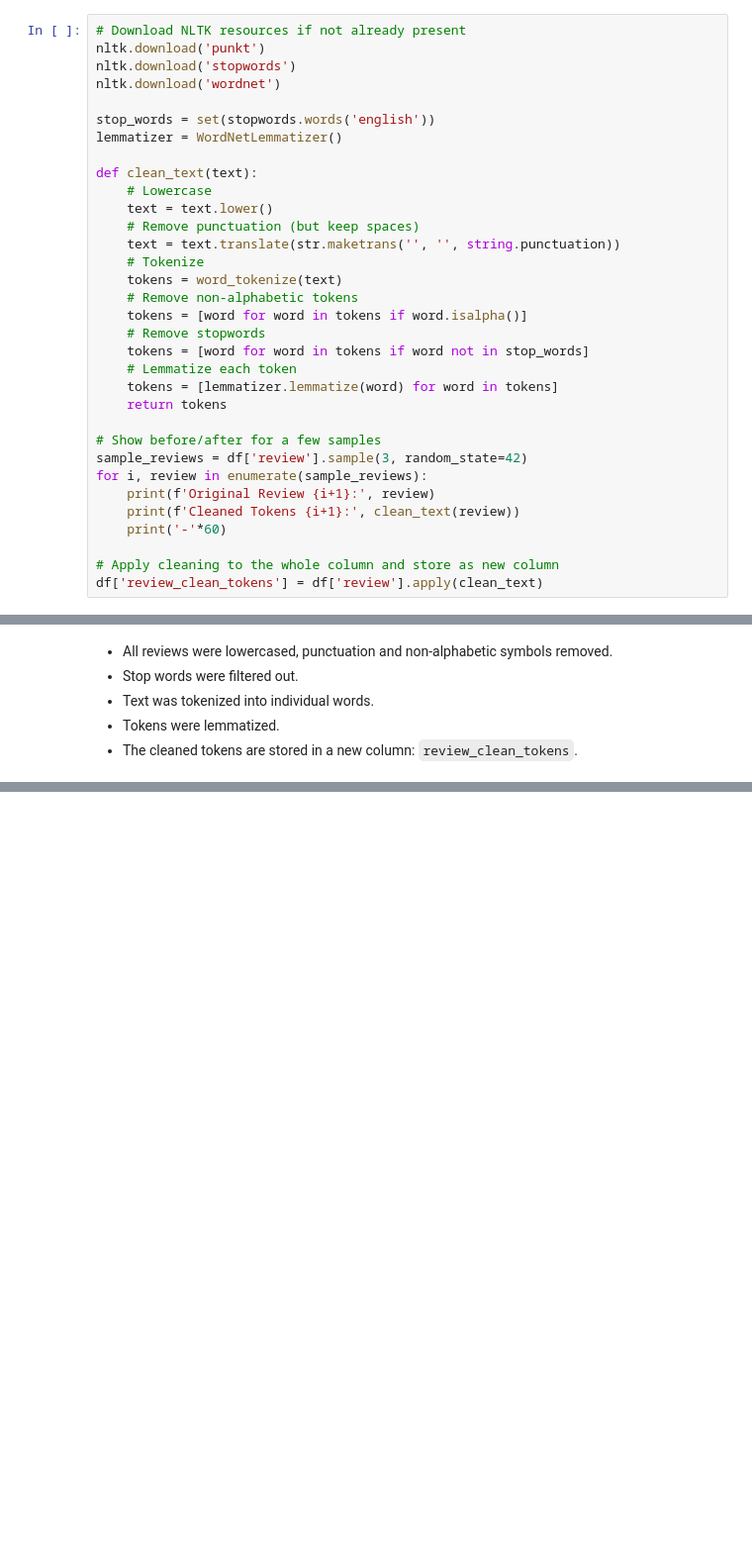
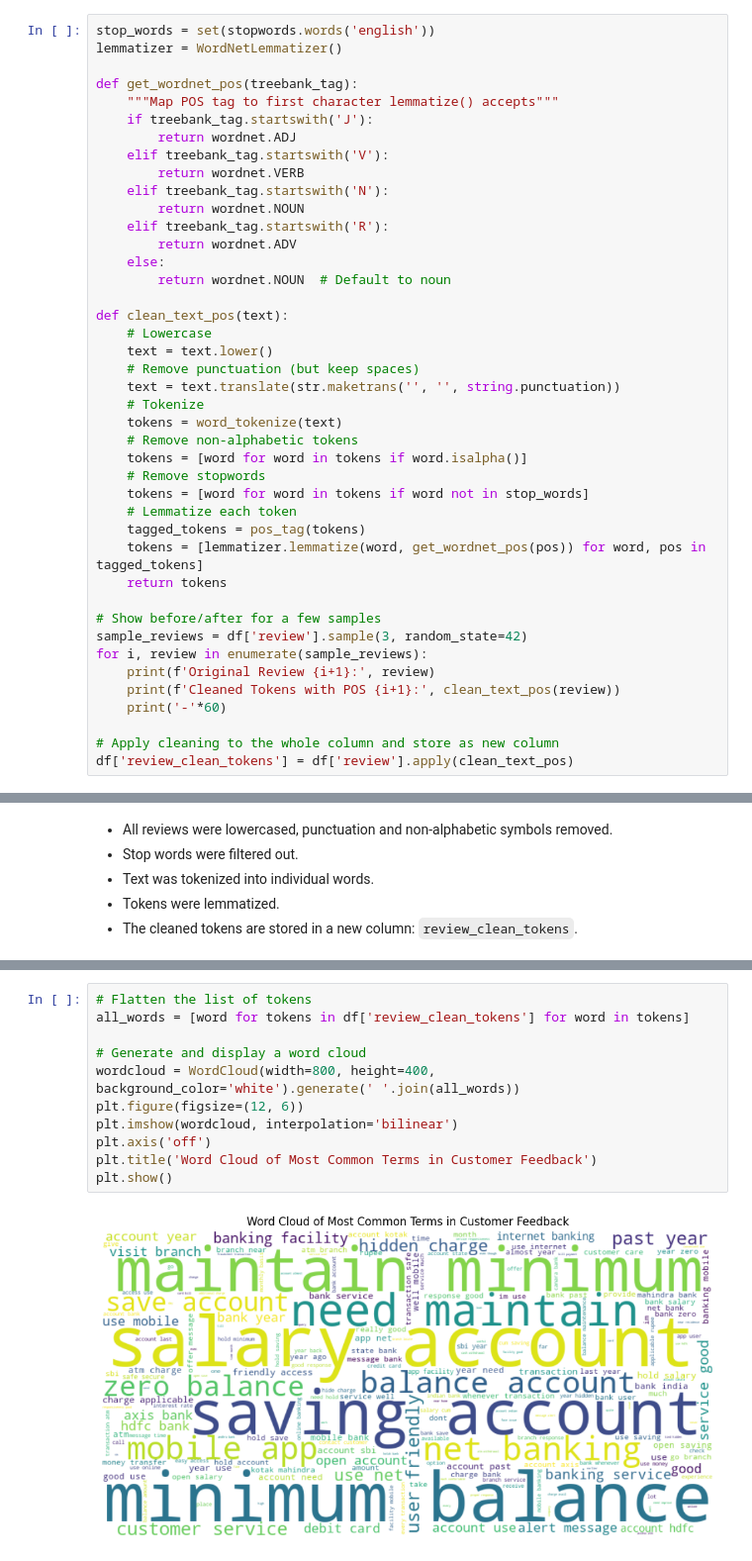
Before and after one commit to ghsaberr/sentiment-analysis-customer-feedback, a Jupyter notebook: sentiment-analysis-customer-feedback.ipynb, the cells around one changed output, grey strips where cells are left out. Shown at 99% size. Saved outputs shown, nothing was run; the diff lists cells and outputs as text; blank space fills up the shorter version.

Commit message:
visualization

```diff
--- a/sentiment-analysis-customer-feedback.ipynb
+++ b/sentiment-analysis-customer-feedback.ipynb
@@ -144,13 +173,21 @@ We will apply these steps to the 'review' column and display sample outputs to i
 # %%
-# Download NLTK resources if not already present
-nltk.download('punkt')
-nltk.download('stopwords')
-nltk.download('wordnet')
-
 stop_words = set(stopwords.words('english'))
 lemmatizer = WordNetLemmatizer()
 
-def clean_text(text):
+def get_wordnet_pos(treebank_tag):
+    """Map POS tag to first character lemmatize() accepts"""
+    if treebank_tag.startswith('J'):
+        return wordnet.ADJ
+    elif treebank_tag.startswith('V'):
+        return wordnet.VERB
+    elif treebank_tag.startswith('N'):
+        return wordnet.NOUN
+    elif treebank_tag.startswith('R'):
+        return wordnet.ADV
+    else:
+        return wordnet.NOUN  # Default to noun
+
+def clean_text_pos(text):
     # Lowercase
     text = text.lower()
     # Remove punctuation (but keep spaces)
@@ -162,16 +199,17 @@ def clean_text(text):
     # Remove stopwords
     tokens = [word for word in tokens if word not in stop_words]
     # Lemmatize each token
-    tokens = [lemmatizer.lemmatize(word) for word in tokens]
+    tagged_tokens = pos_tag(tokens)
+    tokens = [lemmatizer.lemmatize(word, get_wordnet_pos(pos)) for word, pos in tagged_tokens]
     return tokens
 
 # Show before/after for a few samples
 sample_reviews = df['review'].sample(3, random_state=42)
 for i, review in enumerate(sample_reviews):
     print(f'Original Review {i+1}:', review)
-    print(f'Cleaned Tokens {i+1}:', clean_text(review))
+    print(f'Cleaned Tokens with POS {i+1}:', clean_text_pos(review))
     print('-'*60)
 
 # Apply cleaning to the whole column and store as new column
-df['review_clean_tokens'] = df['review'].apply(clean_text)
+df['review_clean_tokens'] = df['review'].apply(clean_text_pos)
 # %% [output]
@@ -201,0 +236,13 @@ Cleaned Tokens 3: ['axis', 'bank', 'saving', 'account', 'past', 'year', 'using',
+# %%
+# Flatten the list of tokens
+all_words = [word for tokens in df['review_clean_tokens'] for word in tokens]
+
+# Generate and display a word cloud
+wordcloud = WordCloud(width=800, height=400, background_color='white').generate(' '.join(all_words))
+plt.figure(figsize=(12, 6))
+plt.imshow(wordcloud, interpolation='bilinear')
+plt.axis('off')
+plt.title('Word Cloud of Most Common Terms in Customer Feedback')
+plt.show()
+# %% [output]
+[figure, added]
```
Also changed, not shown: parts of 9 cells of this notebook.
